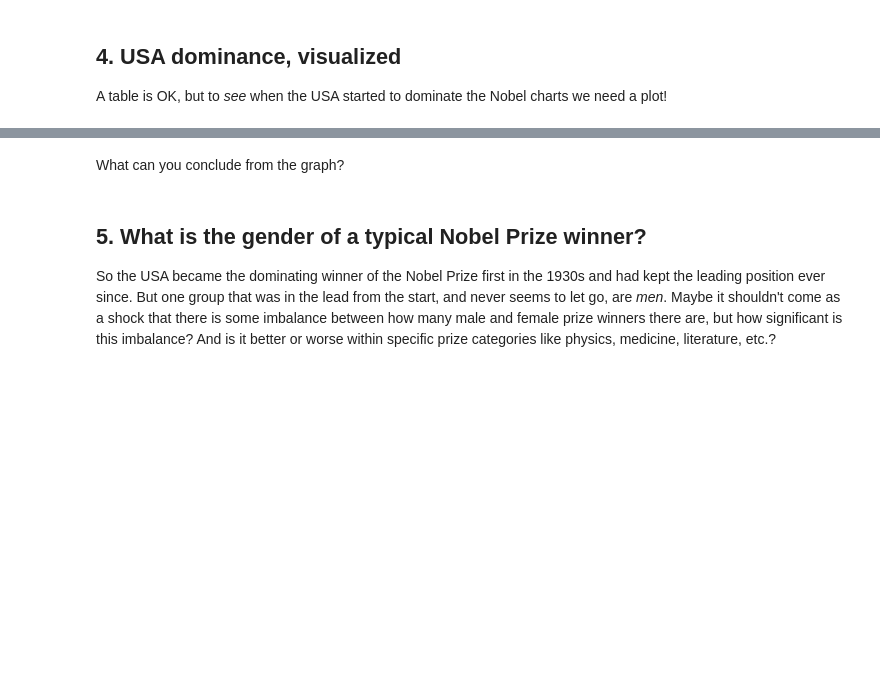
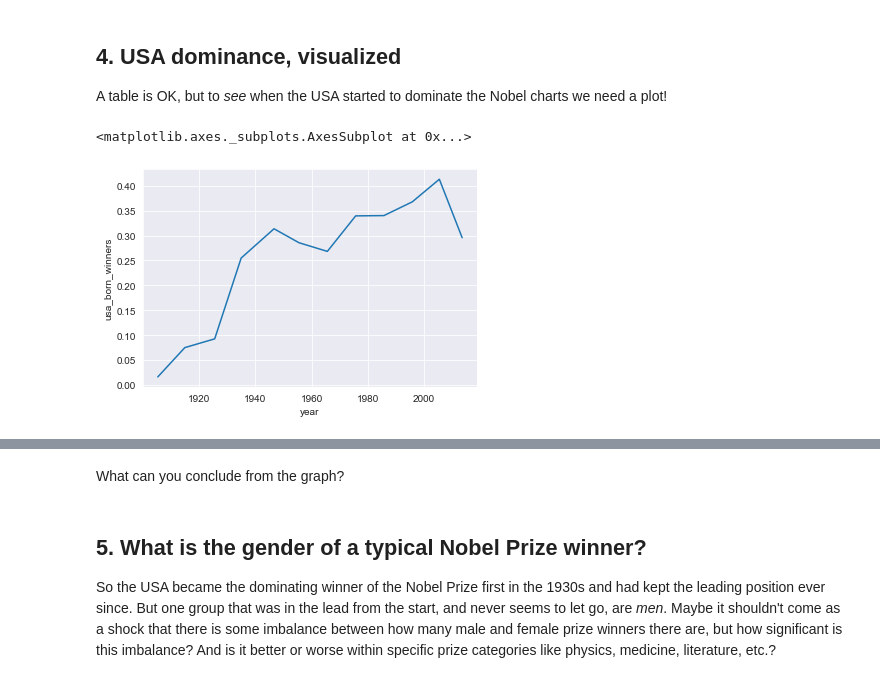
Before and after one commit to Huge-The-Hand/Data-science, a Jupyter notebook: nobelprizewinners.ipynb, the cells around one changed output, grey strips where cells are left out. Drawn from its saved outputs; the diff is of its cells as text; code cells hidden in the pictures; blank space fills up the shorter version.

```diff
--- a/nobelprizewinners.ipynb
+++ b/nobelprizewinners.ipynb
@@ -10,11 +10,13 @@
 # ... YOUR CODE FOR TASK 1 ...
 import numpy as np
 import pandas as pd
-import seaborn as sb
+import seaborn as sns
 from matplotlib import pyplot as plt
+
 
 # Reading in the Nobel Prize data
 nobel = pd.read_csv("nobel.csv")
+nobel = pd.DataFrame(data=nobel)
 print("--------")
 # Explore the data - are there missing values? How many entries do we have?
 # ... YOUR CODE FOR TASK 1 ...
@@ -121,3 +154,11 @@ TypeError: 'function' object is not subscriptable
 <p>A table is OK, but to <em>see</em> when the USA started to dominate the Nobel charts we need a plot!</p>
 # %%
 #using seaborn, plot the proportion of US winners by decade
+seebee = nobel.groupby(['decade']).mean()
+#print(type(seebee))
+#print(seebee.info())
+sns.set_style('darkgrid')
+sns.lineplot(x='year', y='usa_born_winners', data=seebee)
+# %% [output]
+<matplotlib.axes._subplots.AxesSubplot at 0x...>
+[figure, added]
```
Also changed, not shown: parts of 10 cells of this notebook.
